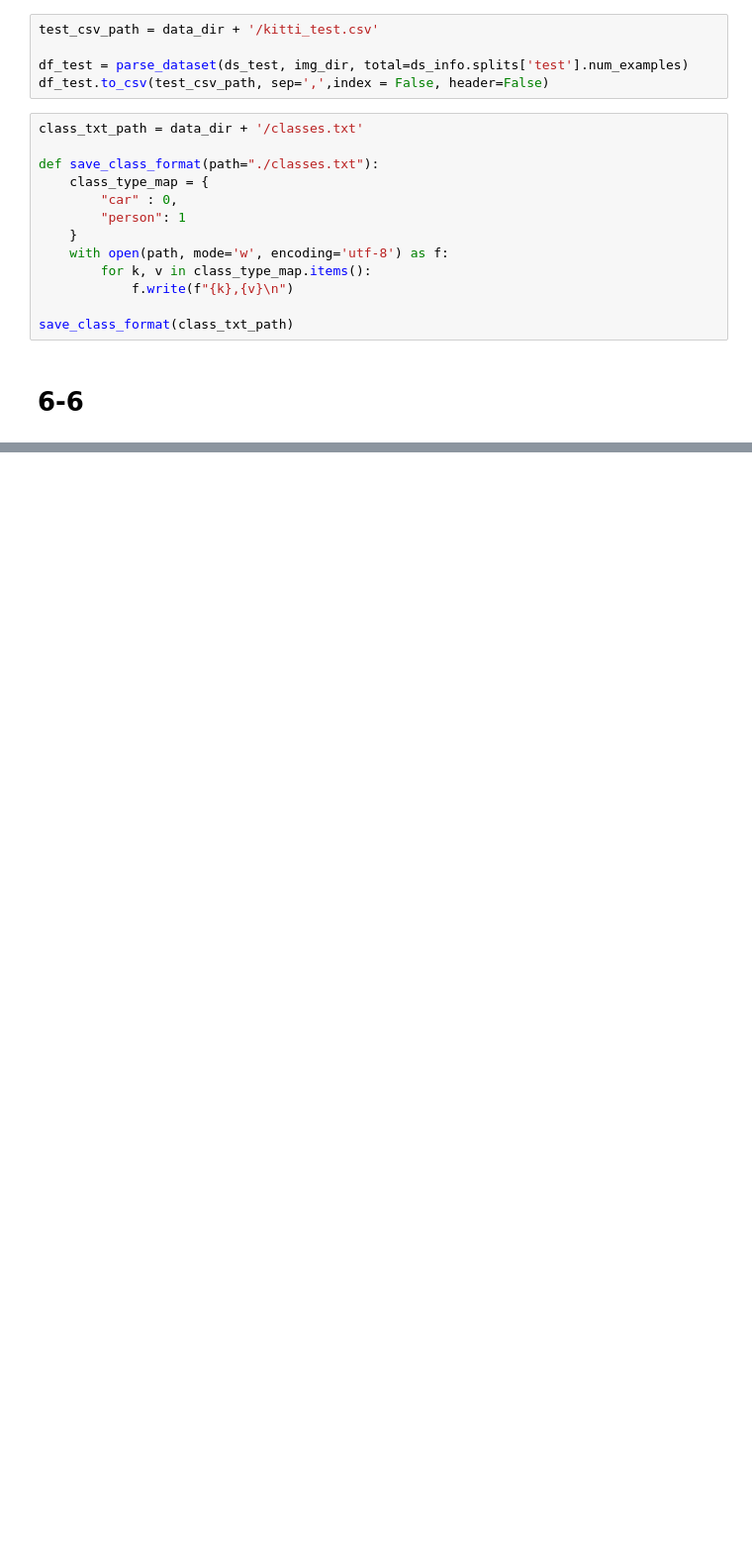
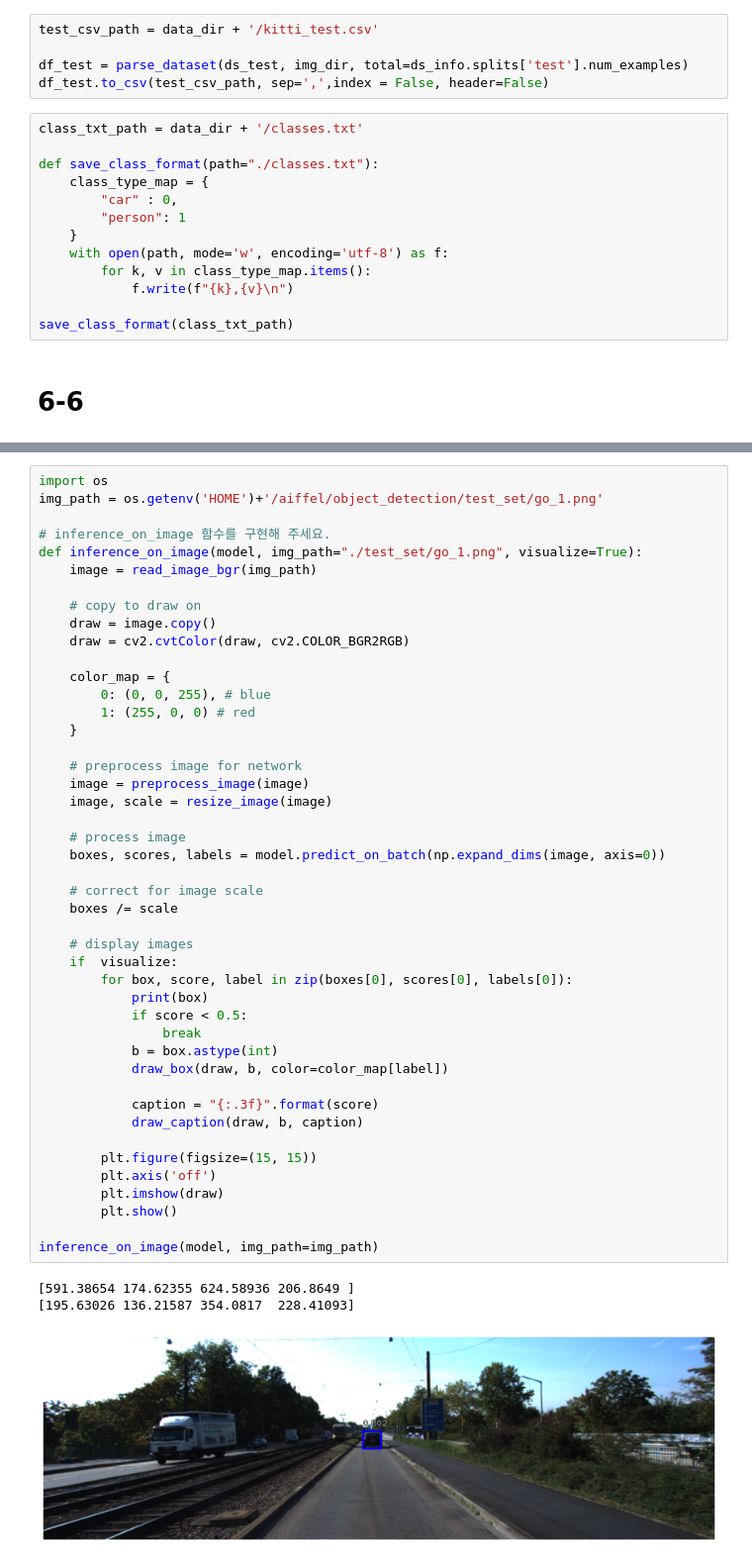
Before and after one commit to happyme2/Aiffel_CV, a Jupyter notebook: [6]Object_Detection_study.ipynb, the cells around one changed output, grey strips where cells are left out. Shown at 99% size. Drawn from its saved outputs; the diff is of its cells as text; blank space fills up the shorter version.

```diff
--- a/[6]Object_Detection_study.ipynb
+++ b/[6]Object_Detection_study.ipynb
@@ -384,0 +470,49 @@ OSError: SavedModel file does not exist at: snapshots/resnet50_csv_50.h5/{saved_
+# %%
+import os
+img_path = os.getenv('HOME')+'/aiffel/object_detection/test_set/go_1.png'
+
+# inference_on_image 함수를 구현해 주세요.
+def inference_on_image(model, img_path="./test_set/go_1.png", visualize=True):
+    image = read_image_bgr(img_path)
+
+    # copy to draw on
+    draw = image.copy()
+    draw = cv2.cvtColor(draw, cv2.COLOR_BGR2RGB)
+
+    color_map = {
+        0: (0, 0, 255), # blue
+        1: (255, 0, 0) # red
+    }
+
+    # preprocess image for network
+    image = preprocess_image(image)
+    image, scale = resize_image(image)
+
+    # process image
+    boxes, scores, labels = model.predict_on_batch(np.expand_dims(image, axis=0))
+
+    # correct for image scale
+    boxes /= scale
+
+    # display images
+    if  visualize:
+        for box, score, label in zip(boxes[0], scores[0], labels[0]):
+            print(box)
+            if score < 0.5:
+                break
+            b = box.astype(int)
+            draw_box(draw, b, color=color_map[label])
+
+            caption = "{:.3f}".format(score)
+            draw_caption(draw, b, caption)
+
+        plt.figure(figsize=(15, 15))
+        plt.axis('off')
+        plt.imshow(draw)
+        plt.show()
+
+inference_on_image(model, img_path=img_path)
+# %% [output]
+[591.38654 174.62355 624.58936 206.8649 ]
+[195.63026 136.21587 354.0817  228.41093]
+[figure, added]
```
Also changed, not shown: parts of 14 cells of this notebook.
